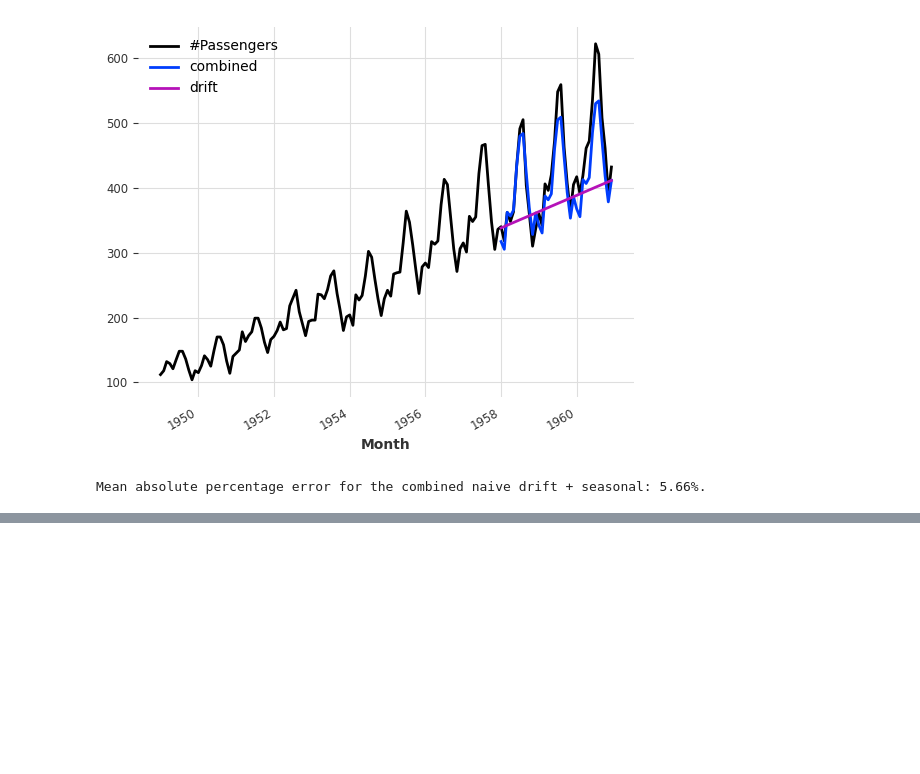
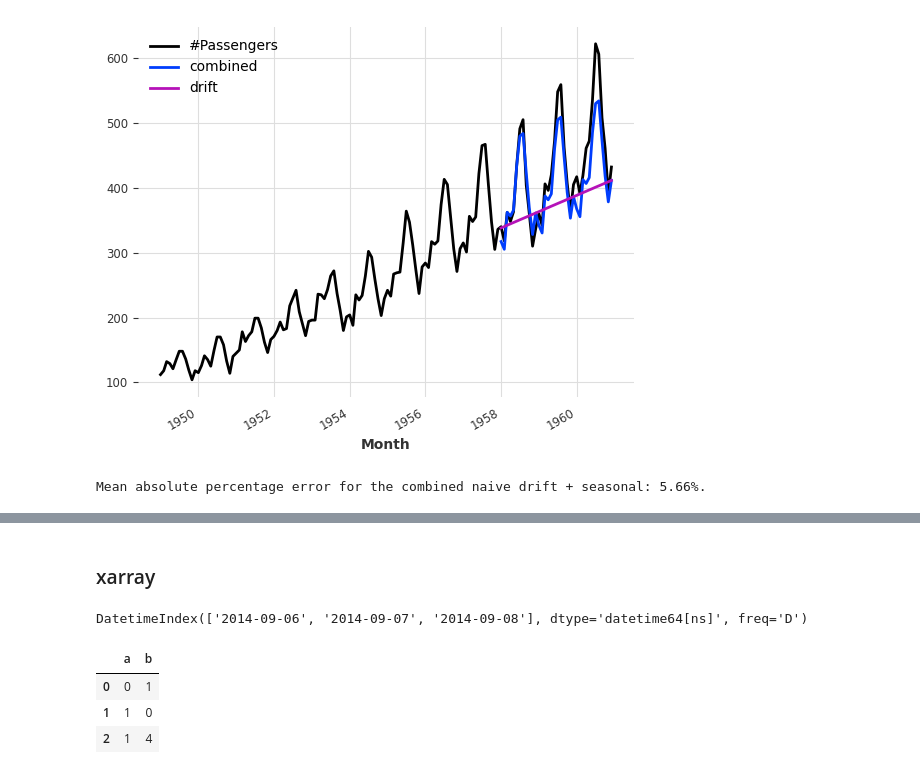
Before and after one commit to MahdiGilany/ts_snr, a Jupyter notebook: notebooks/1_Darts_test_Mahdi_23_5.ipynb, the cells around one changed output, grey strips where cells are left out. Drawn from its saved outputs; the diff is of its cells as text; code cells hidden in the pictures; blank space fills up the shorter version.

```diff
--- a/notebooks/1_Darts_test_Mahdi_23_5.ipynb
+++ b/notebooks/1_Darts_test_Mahdi_23_5.ipynb
@@ -104,0 +275,2 @@ import hydra
+# %% [markdown]
+### xarray
@@ -104,0 +302,16 @@ import hydra
+# %%
+time
+# %% [output]
+DatetimeIndex(['2014-09-06', '2014-09-07', '2014-09-08'], dtype='datetime64[ns]', freq='D')
+# %%
+ar = np.random.randint(5, size=(3, 2))
+# pd.Series(range(3), index=list("abc"), name="foo")
+# xr.DataArray(pd.Series(range(3), index=list("abc"), name="foo"))
+# %%
+pd_df = pd.DataFrame(ar, columns=["a", "b"])
+pd_df
+# %% [output]
+|  | a | b |
+| 0 | 0 | 1 |
+| 1 | 1 | 0 |
+| 2 | 1 | 4 |
```
Also changed, not shown: parts of 12 cells of this notebook, 24 other files.
